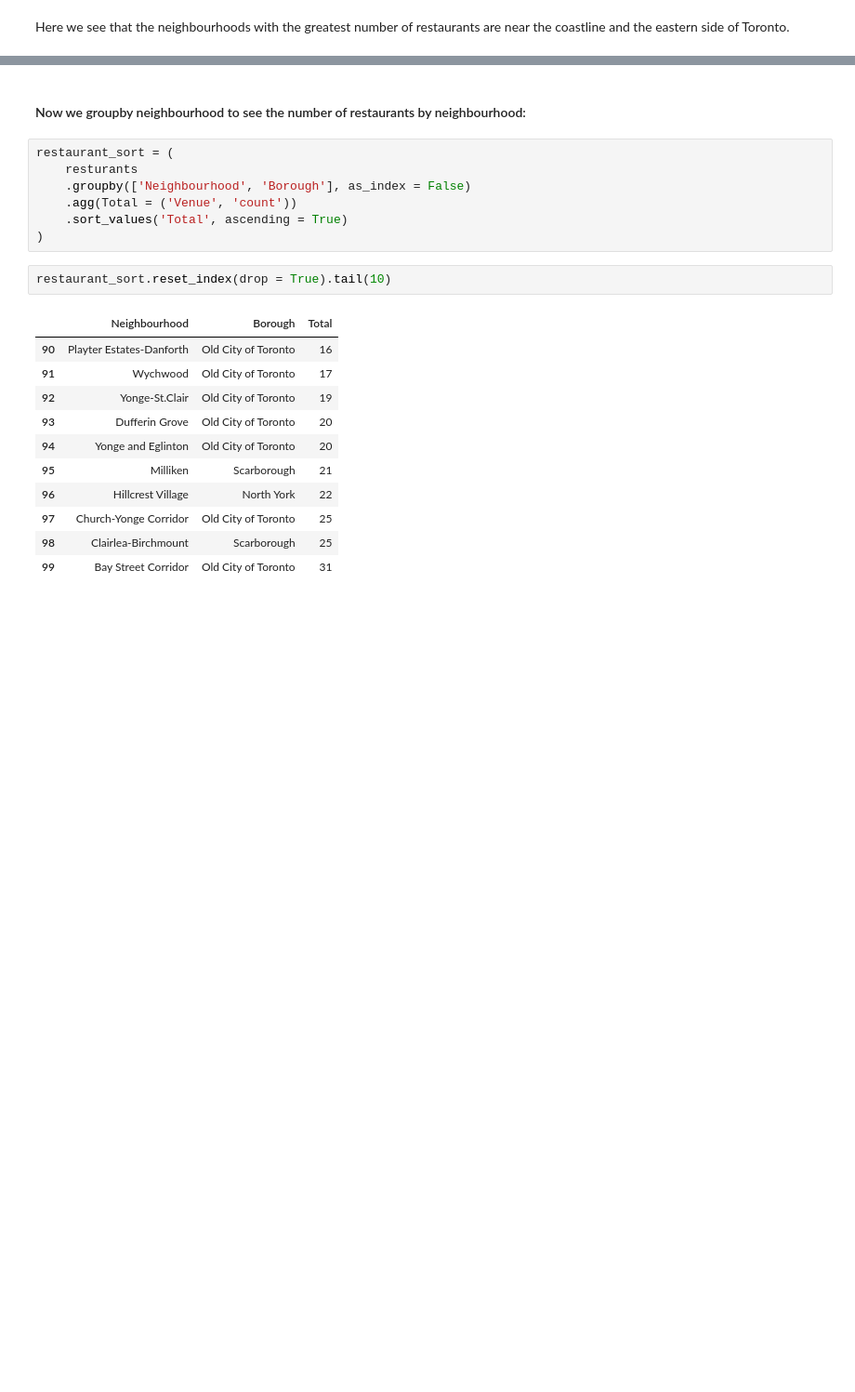
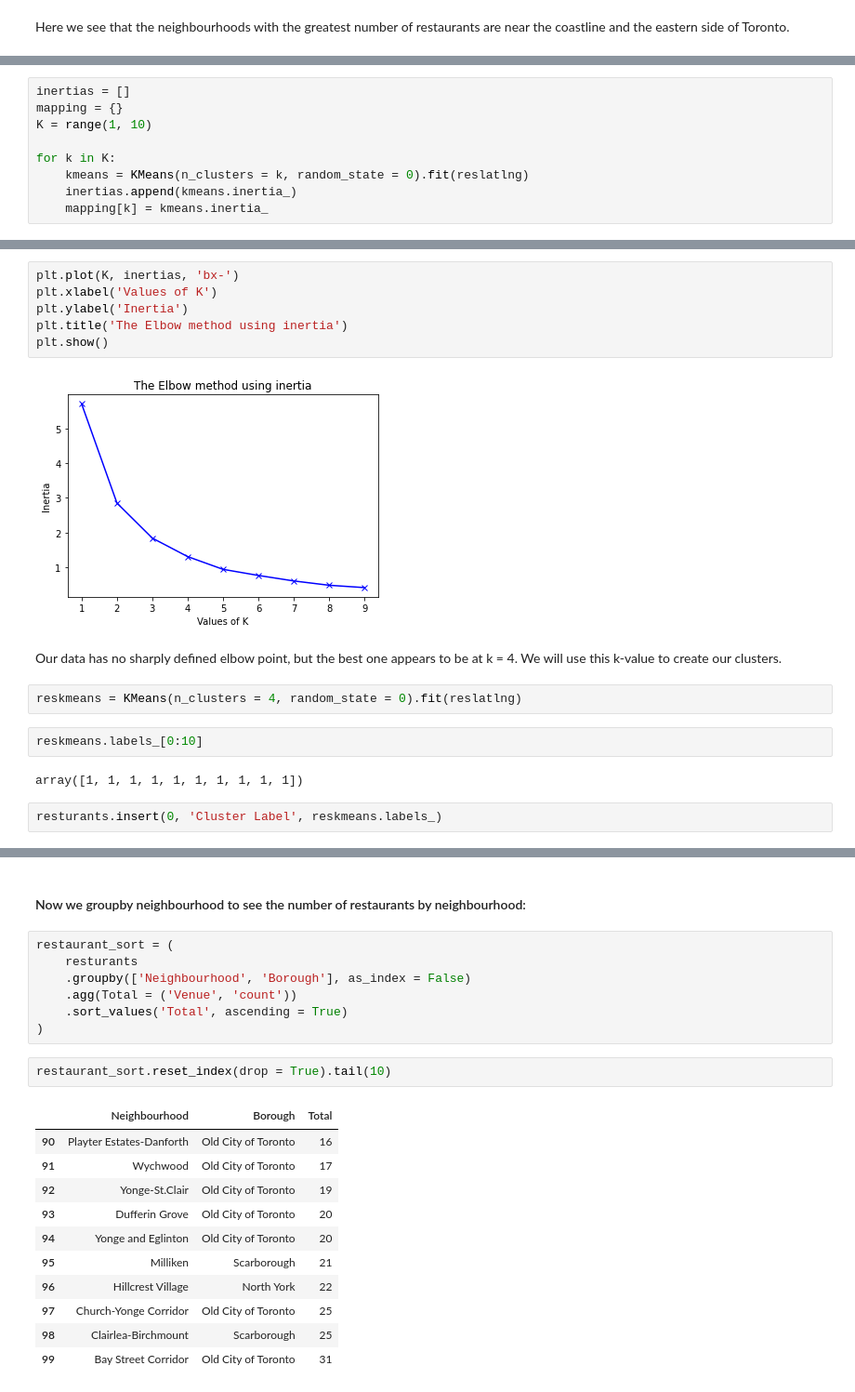
Before and after one commit to Bruno-42/Coursera_Capstone, a Jupyter notebook: Actual_final_project.ipynb, the cells around one changed output, grey strips where cells are left out. Shown at 93% size. Drawn from its saved outputs; the diff is of its cells as text; blank space fills up the shorter version.

```diff
--- a/Actual_final_project.ipynb
+++ b/Actual_final_project.ipynb
@@ -190,0 +197,9 @@ Here we see that the neighbourhoods with the greatest number of restaurants are
+# %%
+inertias = []
+mapping = {}
+K = range(1, 10)
+
+for k in K:
+    kmeans = KMeans(n_clusters = k, random_state = 0).fit(reslatlng)
+    inertias.append(kmeans.inertia_)
+    mapping[k] = kmeans.inertia_
@@ -190,0 +219,18 @@ Here we see that the neighbourhoods with the greatest number of restaurants are
+# %%
+plt.plot(K, inertias, 'bx-')
+plt.xlabel('Values of K')
+plt.ylabel('Inertia')
+plt.title('The Elbow method using inertia')
+plt.show()
+# %% [output]
+[figure, added]
+# %% [markdown]
+Our data has no sharply defined elbow point, but the best one appears to be at k = 4. We will use this k-value to create our clusters.
+# %%
+reskmeans = KMeans(n_clusters = 4, random_state = 0).fit(reslatlng)
+# %%
+reskmeans.labels_[0:10]
+# %% [output]
+array([1, 1, 1, 1, 1, 1, 1, 1, 1, 1])
+# %%
+resturants.insert(0, 'Cluster Label', reskmeans.labels_)
```
Also changed, not shown: parts of 38 cells of this notebook.
